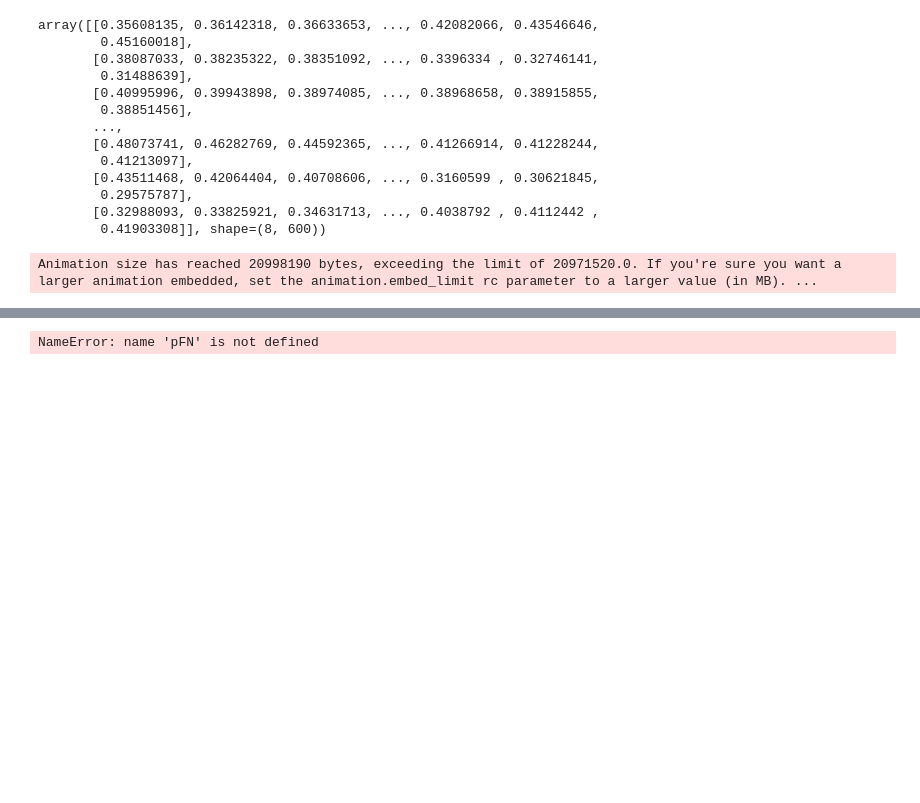
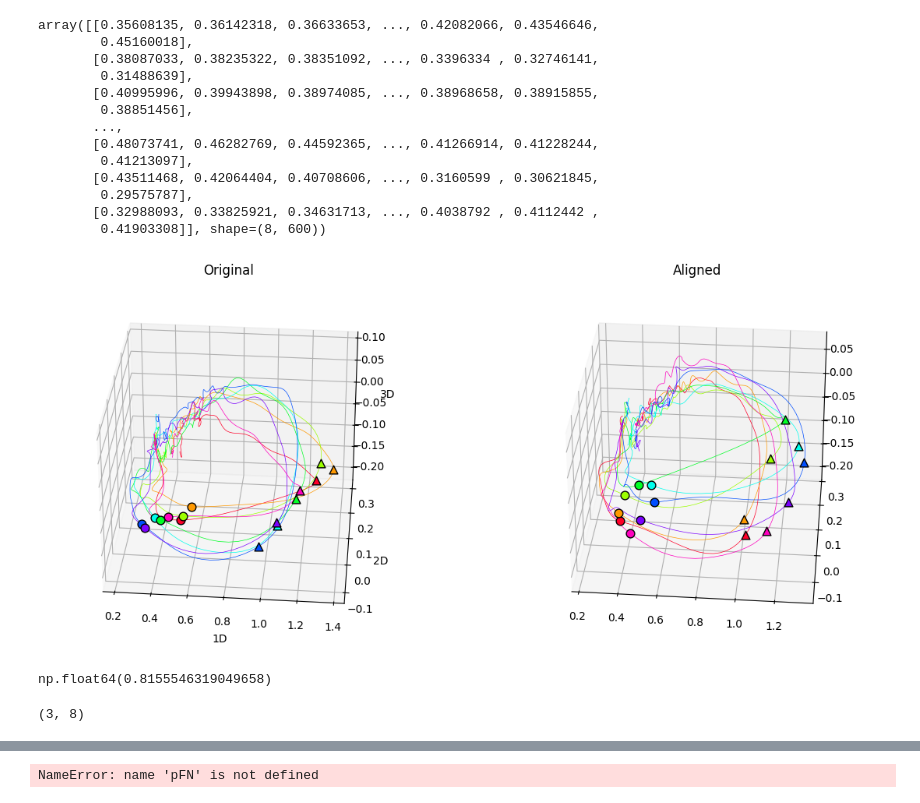
Before and after one commit to NeuroAI-IBS/fn_data_saccade, a Jupyter notebook: Data sorting/python_code/PCA_angle.ipynb, the cells around one changed output, grey strips where cells are left out. Cells and saved outputs as stored; diff of their text form; code cells hidden in the pictures; blank space fills up the shorter version.

```diff
--- a/Data sorting/python_code/PCA_angle.ipynb
+++ b/Data sorting/python_code/PCA_angle.ipynb
@@ -456,3 +459,5 @@ array([[0.35608135, 0.36142318, 0.36633653, ..., 0.42082066, 0.43546646,
+# %%
+X = final_out2[:, 0]; Y = final_out2[:, 1]; Z = final_out2[:, 2]
 # %%
 # Pretty figure
 
@@ -495,36 +500,38 @@ ax.set_xlabel('1D'); ax.set_ylabel('2D'); ax.set_zlabel('3D')
 # 3D plot of angle aligned data
 
 # subfigs[0].subplots(1, 1)
 ax2 = fig.add_subplot(1, 2, 2, projection='3d')
 for a in range(8):
     X = final_out[a, 0]; Y = final_out[a, 1]; Z = final_out[a, 2]
     ax2.plot(X[200:500], Y[200:500], Z[200:500], label='parametric curve', color = C_list[a], linewidth = 0.5)
     ax2.scatter(X[280], Y[280], Z[280], s=60, color = C_list[a], facecolors=C_list[a], edgecolors='black')
     ax2.scatter(X[300], Y[300], Z[300], marker='^', s=60, color = C_list[a], facecolors = C_list[a], edgecolors='black')
 # X = final_out[:, 0]; Y = final_out[:, 1]; Z = final_out[:, 2]
 # ax2.plot(np.hstack([X[:, 280], X[0, 280]]),
 #         np.hstack([Y[:, 280], Y[0, 280]]),
 #         np.hstack([Z[:, 280], Z[0, 280]]),
 #         ls = '-', color = 'k')
 # ax2.plot(np.hstack([X[:, 300], X[0, 300]]),
 #         np.hstack([Y[:, 300], Y[0, 300]]),
 #         np.hstack([Z[:, 300], Z[0, 300]]),
 #         ls = '-', color = 'k')
 
 
 ax2.set_title("Aligned")
-ax2.set_xlabel('1D'); ax2.set_ylabel('2D'); ax2.set_zlabel('3D')
+# ax2.set_xlabel('1D'); ax2.set_ylabel('2D'); ax2.set_zlabel('3D')
 
 # animation
 def run(frame_number):
     ax.view_init(azim=225 + frame_number*2)
     ax2.view_init(azim=225 + frame_number*2)
 
-anim = FuncAnimation(fig, run, frames=180, interval=20)
+# rotation figure
+run(25)
+plt.show()
 
-HTML(anim.to_jshtml())
-# plt.show()
-
+# make animation
+# anim = FuncAnimation(fig, run, frames=180, interval=20)
+# HTML(anim.to_jshtml())
 # anim.save('scatter.gif', writer='imagemagick', fps=25, dpi=80)
 # %% [output]
-Animation size has reached 20998190 bytes, exceeding the limit of 20971520.0. If you're sure you want a larger animation embedded, set the animation.embed_limit rc parameter to a larger value (in MB). ...
+[figure, added]
@@ -531,3 +543,11 @@ Animation size has reached 20998190 bytes, exceeding the limit of 20971520.0. If
+# %%
+roundness.roundness(r_data)
+# %% [output]
+np.float64(0.8155546319049658)
+# %%
+r_data.shape
+# %% [output]
+(3, 8)
 # %%
 # Fitting
 
```
Also changed, not shown: parts of 6 cells of this notebook.
